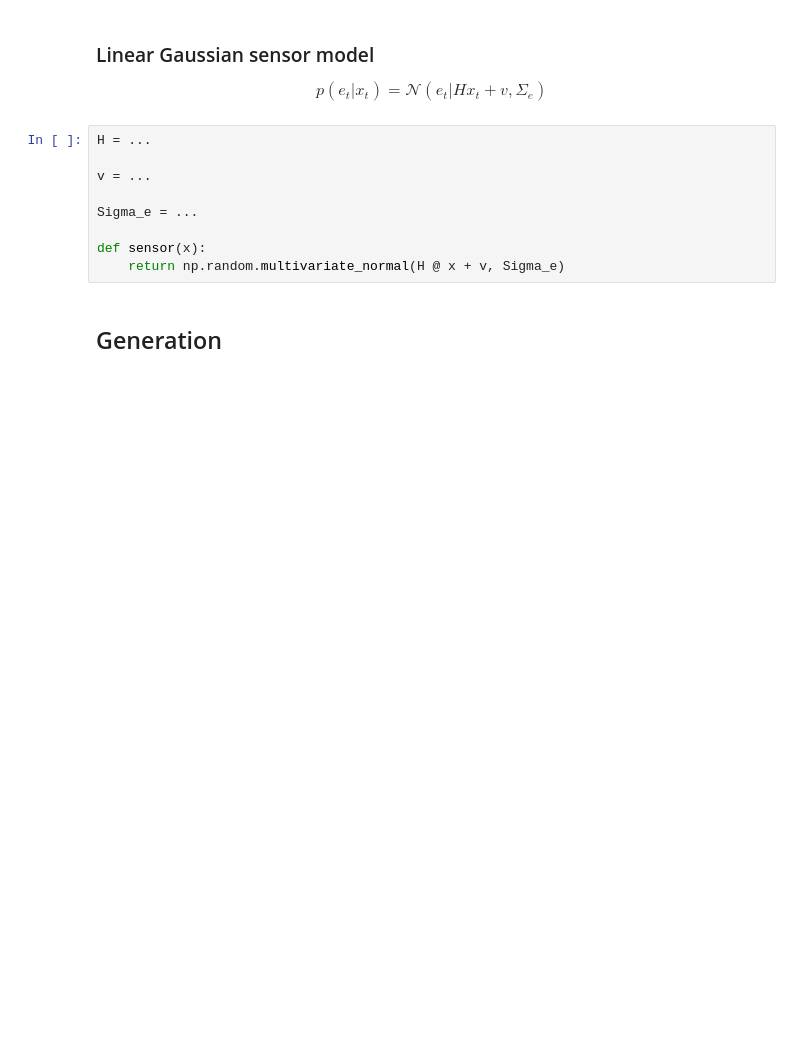
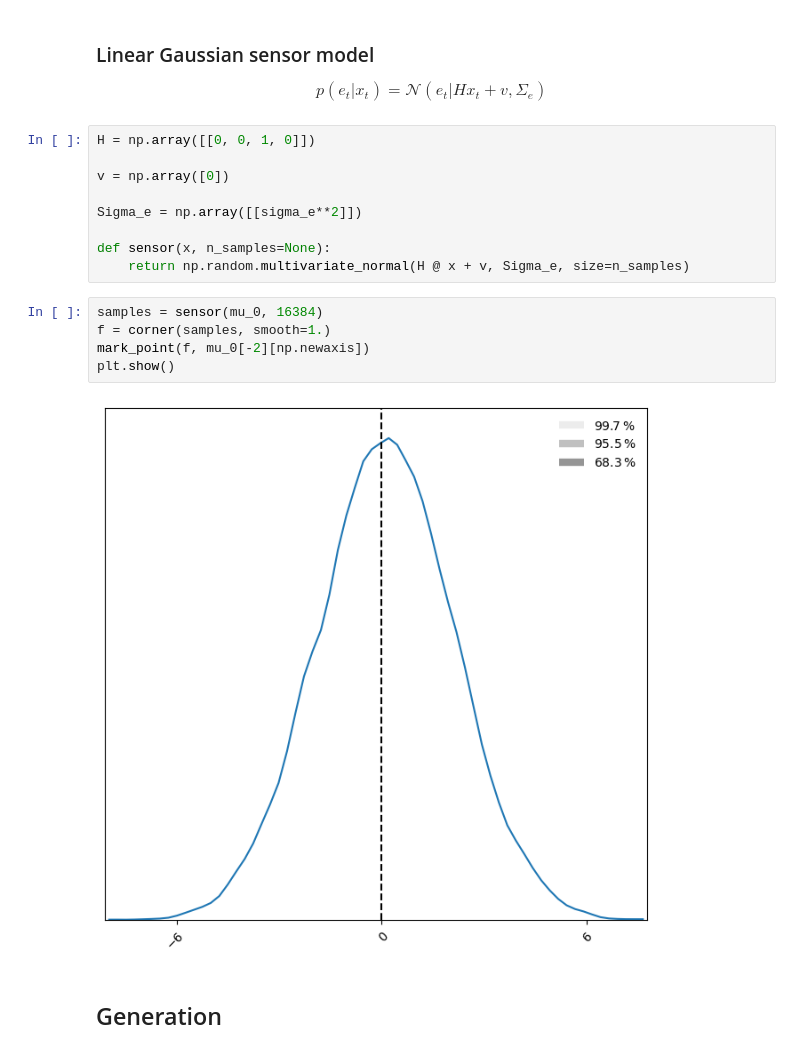
Before and after one commit to glouppe/info8006-introduction-to-ai, a Jupyter notebook: code/exercises-4-kalman.ipynb, the cells around one changed output. Saved outputs shown, nothing was run; the diff lists cells and outputs as text; blank space fills up the shorter version.

```diff
--- a/code/exercises-4-kalman.ipynb
+++ b/code/exercises-4-kalman.ipynb
@@ -44,14 +74,21 @@ def transition(x):
 
 $$p(e_t \vert x_t) = \mathcal{N}(e_t | H x_t + v, \Sigma_e)$$
 # %%
-H = ...
+H = np.array([[0, 0, 1, 0]])
 
-v = ...
+v = np.array([0])
 
-Sigma_e = ...
+Sigma_e = np.array([[sigma_e**2]])
 
-def sensor(x):
-    return np.random.multivariate_normal(H @ x + v, Sigma_e)
+def sensor(x, n_samples=None):
+    return np.random.multivariate_normal(H @ x + v, Sigma_e, size=n_samples)
+# %%
+samples = sensor(mu_0, 16384)
+f = corner(samples, smooth=1.)
+mark_point(f, mu_0[-2][np.newaxis])
+plt.show()
+# %% [output]
+[figure, added]
 # %% [markdown]
 ## Generation
 # %%
```
Also changed, not shown: parts of 8 cells of this notebook, 12 other files.
